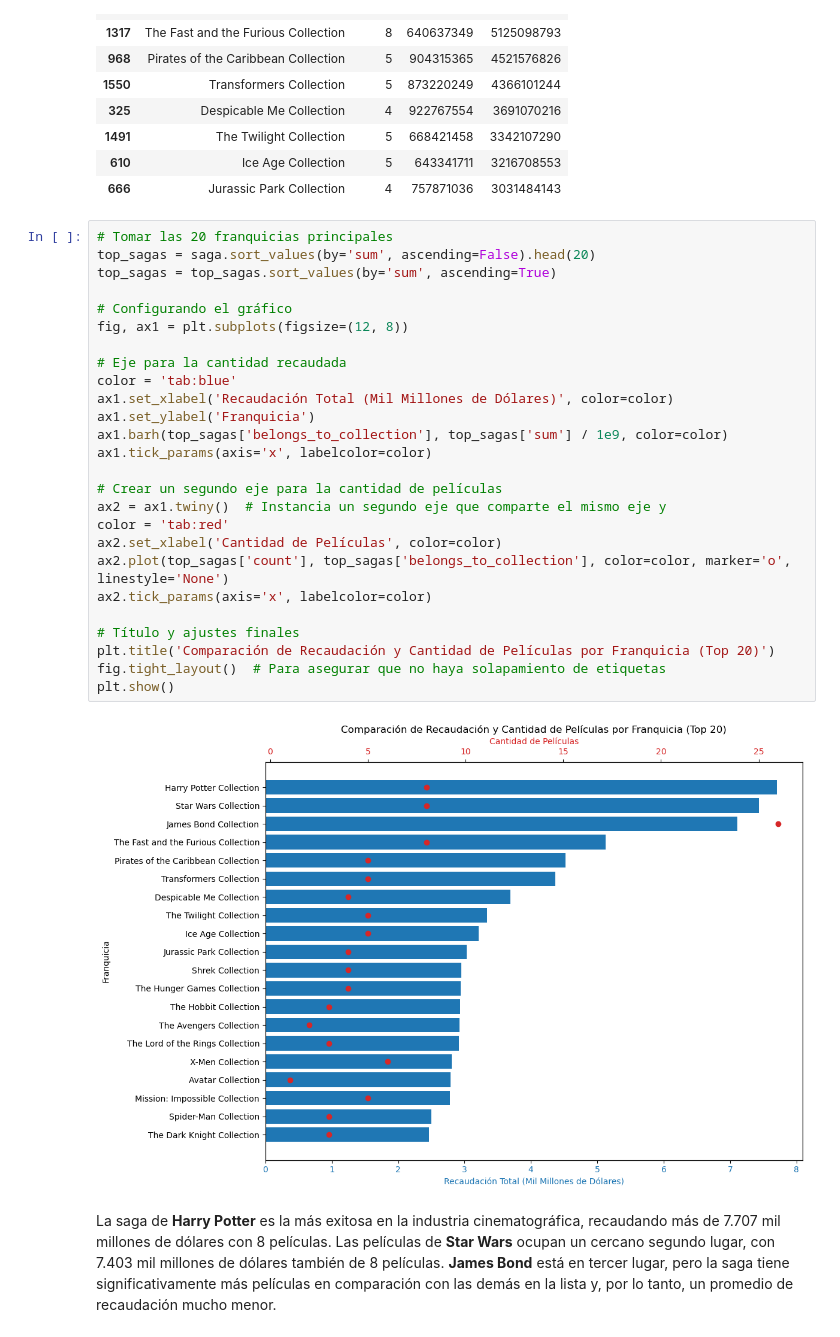
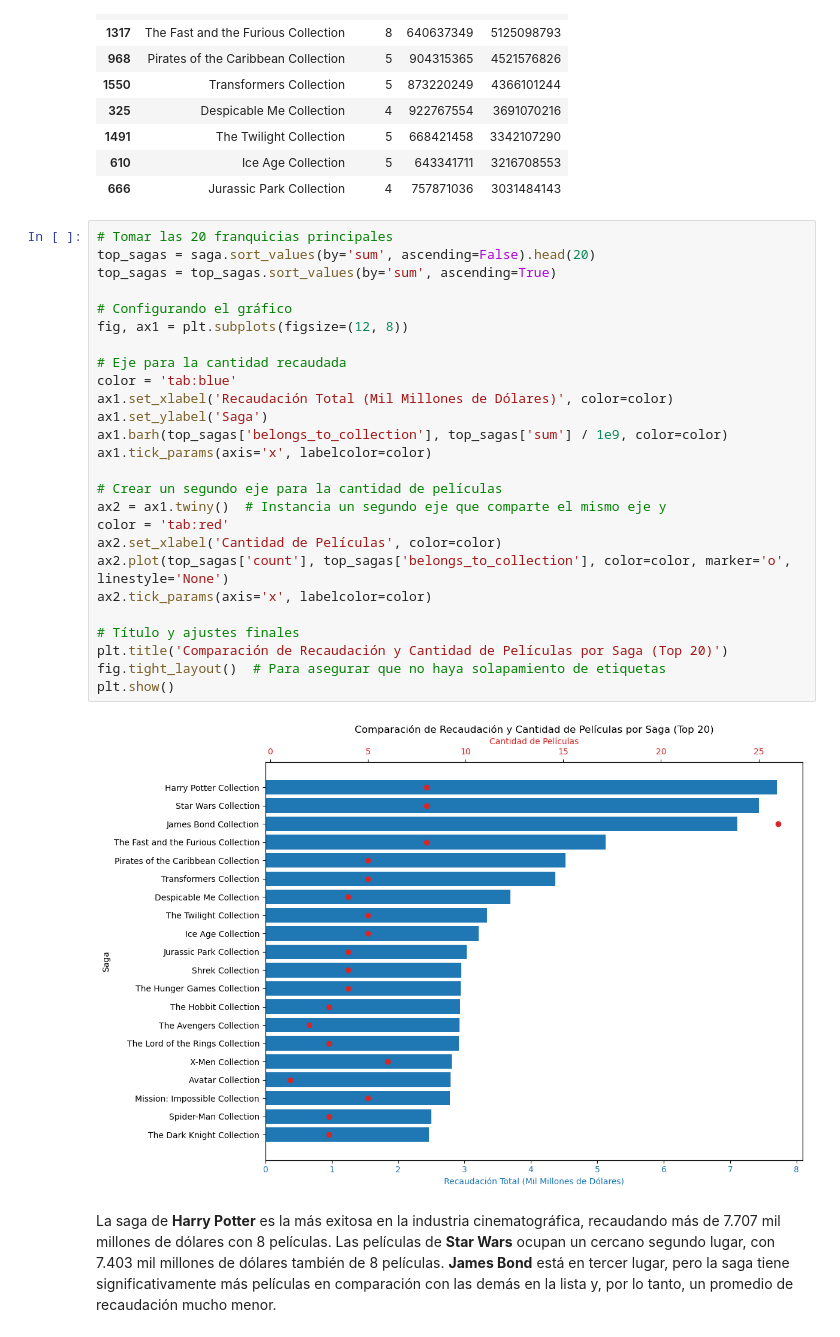
Before and after one commit to abrilnoguera/TMDBChatbot, a Jupyter notebook: trabajoAPA.ipynb, the cells around one changed output. Saved outputs shown, nothing was run; the diff lists cells and outputs as text.

```diff
--- a/trabajoAPA.ipynb
+++ b/trabajoAPA.ipynb
@@ -327,31 +327,31 @@ saga.sort_values('sum', ascending=False).head(10)
 # %%
 # Tomar las 20 franquicias principales
 top_sagas = saga.sort_values(by='sum', ascending=False).head(20)
 top_sagas = top_sagas.sort_values(by='sum', ascending=True)
 
 # Configurando el gráfico
 fig, ax1 = plt.subplots(figsize=(12, 8))
 
 # Eje para la cantidad recaudada
 color = 'tab:blue'
 ax1.set_xlabel('Recaudación Total (Mil Millones de Dólares)', color=color)
-ax1.set_ylabel('Franquicia')
+ax1.set_ylabel('Saga')
 ax1.barh(top_sagas['belongs_to_collection'], top_sagas['sum'] / 1e9, color=color)
 ax1.tick_params(axis='x', labelcolor=color)
 
 # Crear un segundo eje para la cantidad de películas
 ax2 = ax1.twiny()  # Instancia un segundo eje que comparte el mismo eje y
 color = 'tab:red'
 ax2.set_xlabel('Cantidad de Películas', color=color)
 ax2.plot(top_sagas['count'], top_sagas['belongs_to_collection'], color=color, marker='o', linestyle='None')
 ax2.tick_params(axis='x', labelcolor=color)
 
 # Título y ajustes finales
-plt.title('Comparación de Recaudación y Cantidad de Películas por Franquicia (Top 20)')
+plt.title('Comparación de Recaudación y Cantidad de Películas por Saga (Top 20)')
 fig.tight_layout()  # Para asegurar que no haya solapamiento de etiquetas
 plt.show()
 # %% [output]
-[figure, old version]
+[figure, new version]
 # %% [markdown]
 La saga de **Harry Potter** es la más exitosa en la industria cinematográfica, recaudando más de 7.707 mil millones de dólares con 8 películas. Las películas de **Star Wars** ocupan un cercano segundo lugar, con 7.403 mil millones de dólares también de 8 películas. **James Bond** está en tercer lugar, pero la saga tiene significativamente más películas en comparación con las demás en la lista y, por lo tanto, un promedio de recaudación mucho menor.
 # %% [markdown]
```
Also changed, not shown: parts of 14 cells of this notebook.
